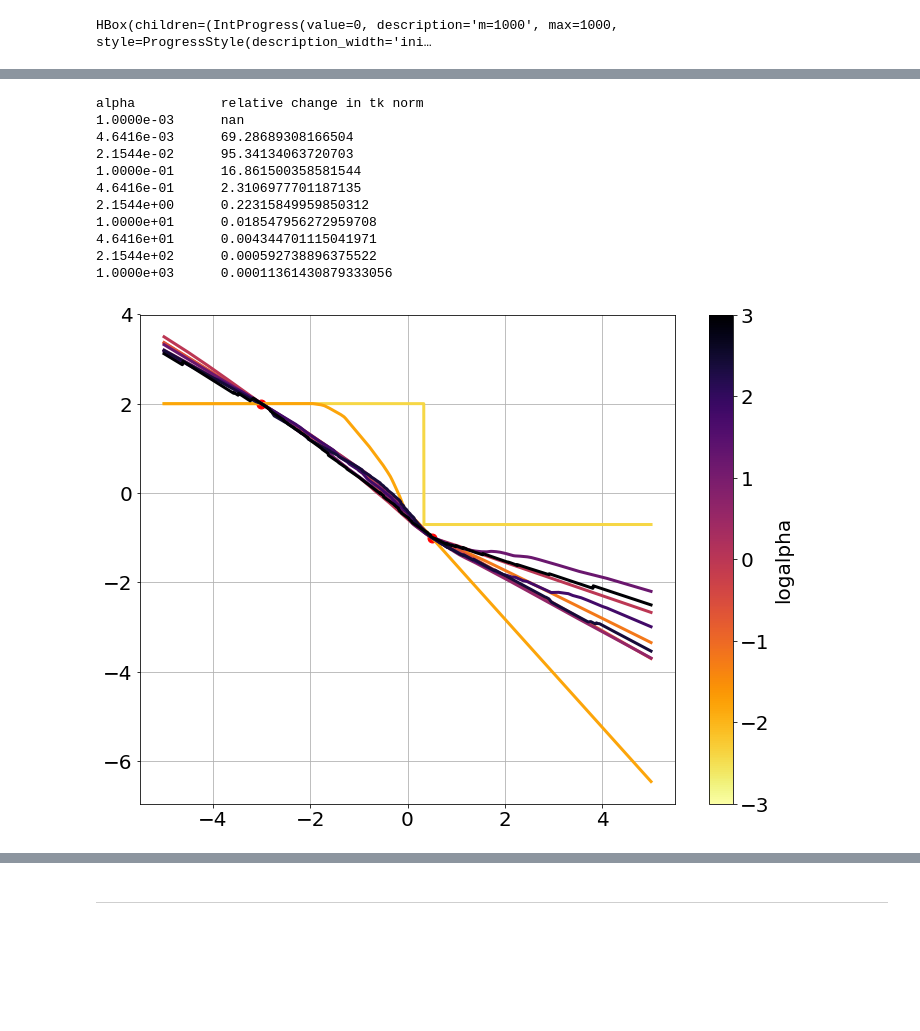
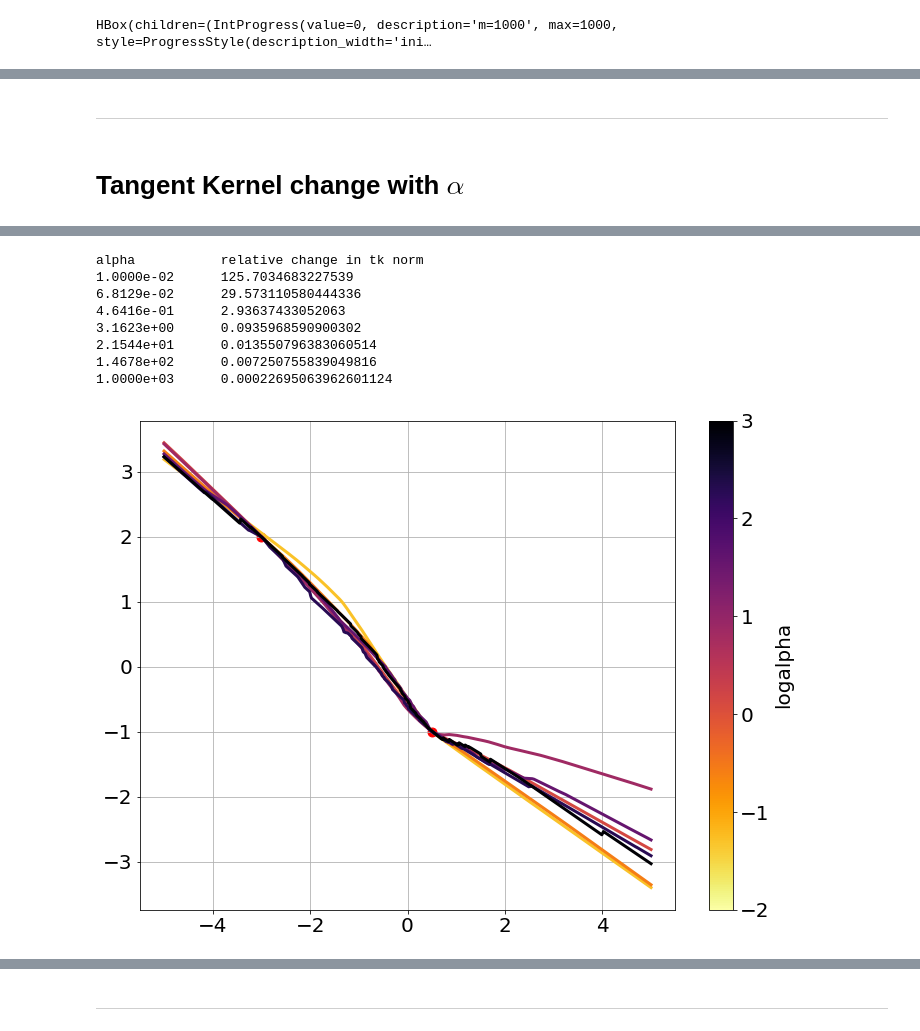
Before and after one commit to rajatvd/NTK, a Jupyter notebook: ntk.ipynb, the cells around one changed output, grey strips where cells are left out. Drawn from its saved outputs; the diff is of its cells as text; code cells hidden in the pictures; blank space fills up the shorter version.

```diff
--- a/ntk.ipynb
+++ b/ntk.ipynb
@@ -11,5 +15,5 @@ from pylab import *
 rcParams['figure.figsize'] = 12,9
 rcParams['axes.grid'] = True
 rcParams['font.size'] = 20
-rcParams['lines.linewidth'] = 3w
+rcParams['lines.linewidth'] = 3
 DEFAULT_COLORS = rcParams['axes.prop_cycle'].by_key()['color']
@@ -86,5 +91,5 @@ nbf.update()
 # %%
-iters = 200
+iters = 100
 steps_per_iter = 5
 lr = 1e-3
 imgs = []
@@ -105,3 +104,5 @@ imgs2 = array(imgs2)
 # %%
-imageio.mimwrite(f'gifs/train{trainc:03d}_alpha{alpha:.1e}_lr{lr:.1e}.gif', imgs2, duration=0.1)
-trainc+=1
+imgs2 = [im0]*5+list(imgs)
+imgs2 = array(imgs2)
+imageio.mimwrite(f'gifs/train{plot_count:03d}_alpha{alpha:.1e}_lr{lr:.1e}.gif', imgs2, duration=0.1)
+plot_count+=1
@@ -168,8 +165,8 @@ for m in [10, 100, 1000]:
     losses[m] = lossvals.copy()
 
     if gif:
-        imageio.mimwrite(f'gifs/weight_image/wim{trainc:03d}_width{m}.gif', imgs)
-        trainc += 1
+        imageio.mimwrite(f'gifs/weight_image/wim{plot_count:03d}_width{m}.gif', imgs)
+        plot_count += 1
 # %% [output]
 HBox(children=(IntProgress(value=0, description='m=10', max=1000, style=ProgressStyle(description_width='initi…
 HBox(children=(IntProgress(value=0, description='m=100', max=1000, style=ProgressStyle(description_width='init…
@@ -213,50 +210,51 @@ show()
+# %% [markdown]
+---
+# %% [markdown]
+# Tangent Kernel change with $\alpha$
 # %%
 m = 100
 depth = 2
-logalphas = linspace(-3, 3, 10)
+logalphas = linspace(-2, 3, 7)
 trials = 5
 alphas = 10**logalphas
 b=True
 
 set_colors(len(alphas))
 
 dels = []
 out = ""
 for alpha in tqdm_notebook(alphas):
     del_dh = 0
     for k in range(trials):
         f = simple_net(width=m, bias=b, alpha=alpha, zero_output=True, hidden_layers=depth)
         A0, tk0 = ntk(f, xin)
         gd(f, xin, yin, alpha=alpha, iters=4000, lr=3e-4, progress_bar=False)
         A1, tk1 = ntk(f, xin)
         y = f(x)
         del_dh += norm(tk1-tk0)/norm(tk0)
     dels.append(del_dh/trials)
     out += f"{alpha:.4e}\t{del_dh/trials}\n"
     plot(x.detach(), y.detach())
 
 print("alpha\t\trelative change in tk norm")
 print(out)
 sm = cm.ScalarMappable(cmap=get_cmap('inferno_r'), norm=Normalize(vmin=logalphas[0], vmax=logalphas[-1]))
 sm._A=[]
 colorbar(sm, label='logalpha')
 
 scatter(xin, yin, color='red', s=80)
 show()
 # %% [output]
 [interactive output not drawn]
 alpha           relative change in tk norm
-1.0000e-03      nan
-4.6416e-03      69.28689308166504
-2.1544e-02      95.34134063720703
-1.0000e-01      16.861500358581544
-4.6416e-01      2.3106977701187135
-2.1544e+00      0.22315849959850312
-1.0000e+01      0.018547956272959708
-4.6416e+01      0.004344701115041971
-2.1544e+02      0.000592738896375522
-1.0000e+03      0.00011361430879333056
+1.0000e-02      125.7034683227539
+6.8129e-02      29.573110580444336
+4.6416e-01      2.93637433052063
+3.1623e+00      0.0935968590900302
+2.1544e+01      0.013550796383060514
+1.4678e+02      0.007250755839049816
+1.0000e+03      0.00022695063962601124
-[figure, old version]
+[figure, new version]
 # %%
 loglog()
 plot(alphas, dels, color='red')
```
Also changed, not shown: parts of 65 cells of this notebook, 2 other files.
